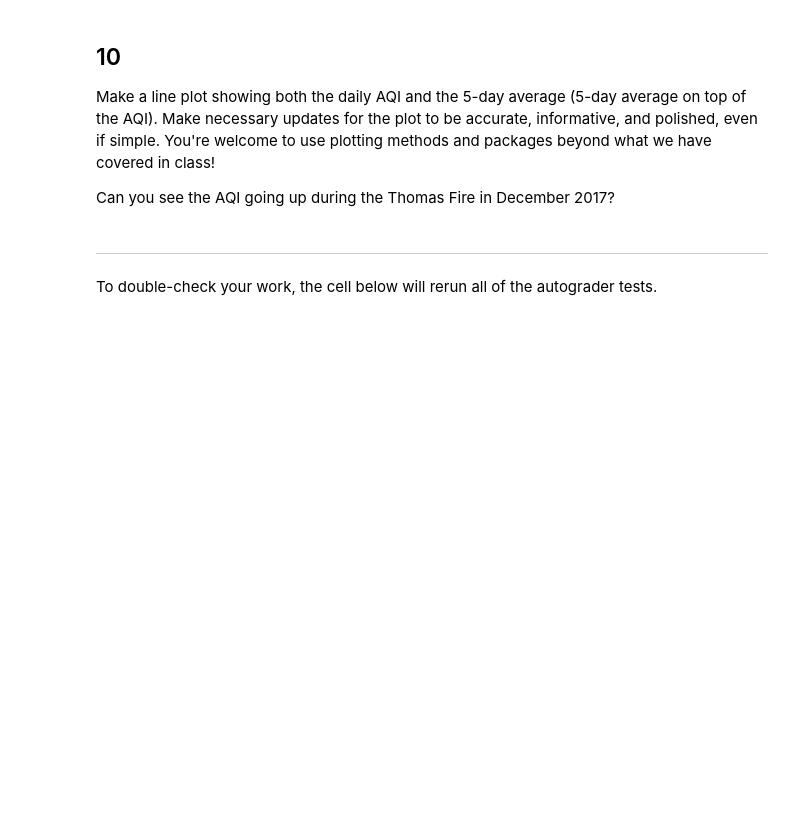
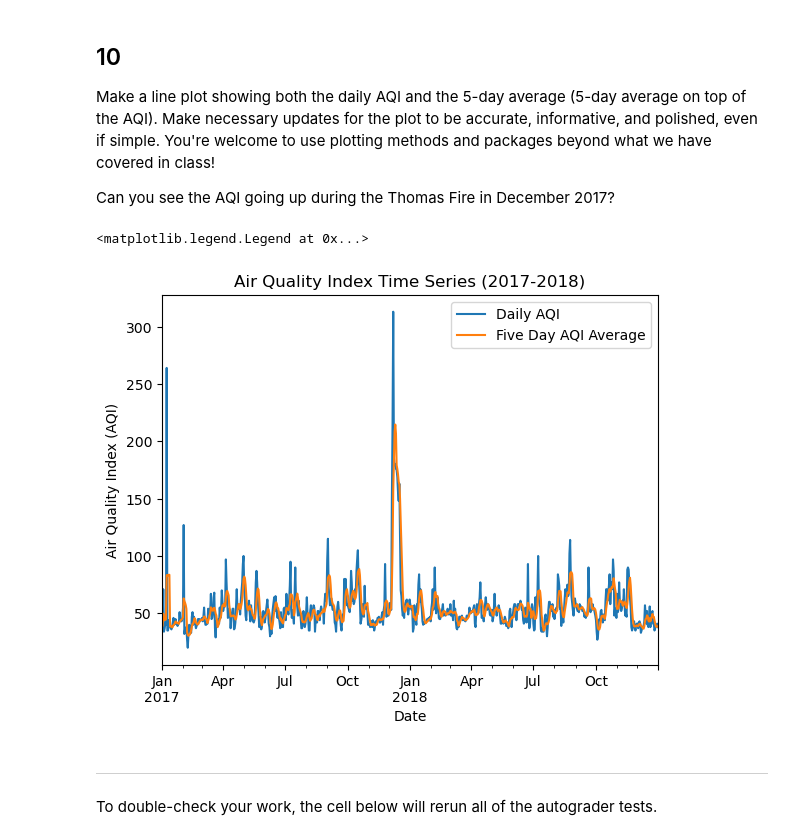
Before and after one commit to cuvlin/eds220-hwk2, a Jupyter notebook: task3/hwk2-task3-aqi.ipynb, the cells around one changed output. Cells and saved outputs as stored; diff of their text form; code cells hidden in the pictures; blank space fills up the shorter version.

```diff
--- a/task3/hwk2-task3-aqi.ipynb
+++ b/task3/hwk2-task3-aqi.ipynb
@@ -327,0 +320,4 @@ aqi_sb
+# %%
+# Add five day average column to the aqi_sb data frame
+aqi_sb['five_day_average'] = rolling_average
+aqi_sb
@@ -334,6 +347,19 @@ grader.check("q9")
 Make a line plot showing both the daily AQI and the 5-day average (5-day average on top of the AQI). Make necessary updates for the plot to be accurate, informative, and polished, even if simple. You're welcome to use plotting methods and packages beyond what we have covered in class!
 
 Can you see the AQI going up during the Thomas Fire in December 2017?
+# %%
+# Create line plot showing the daily aqi and the 5 day-average (on top)
+aqi_sb.plot(
+    y=['aqi', 'five_day_average'],
+    kind='line',
+    xlabel='Date',
+    ylabel='Air Quality Index (AQI)',
+    title='Air Quality Index Time Series (2017-2018)'
+)
+plt.legend(['Daily AQI', 'Five Day AQI Average'])
+# %% [output]
+<matplotlib.legend.Legend at 0x...>
+[figure, added]
 # %% [markdown]
 ---
 
```
Also changed, not shown: parts of 7 cells of this notebook.
